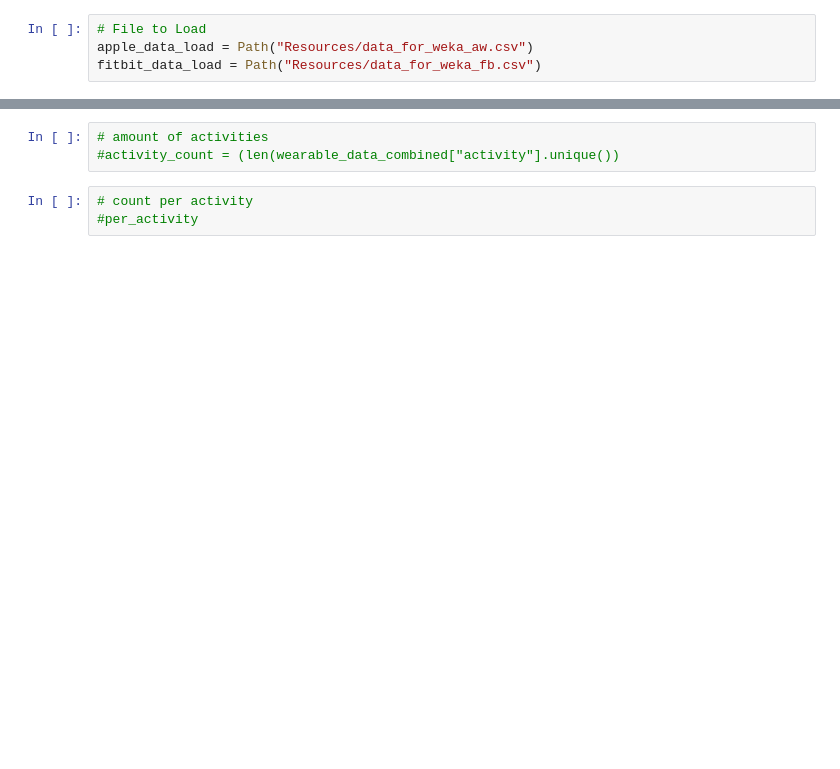
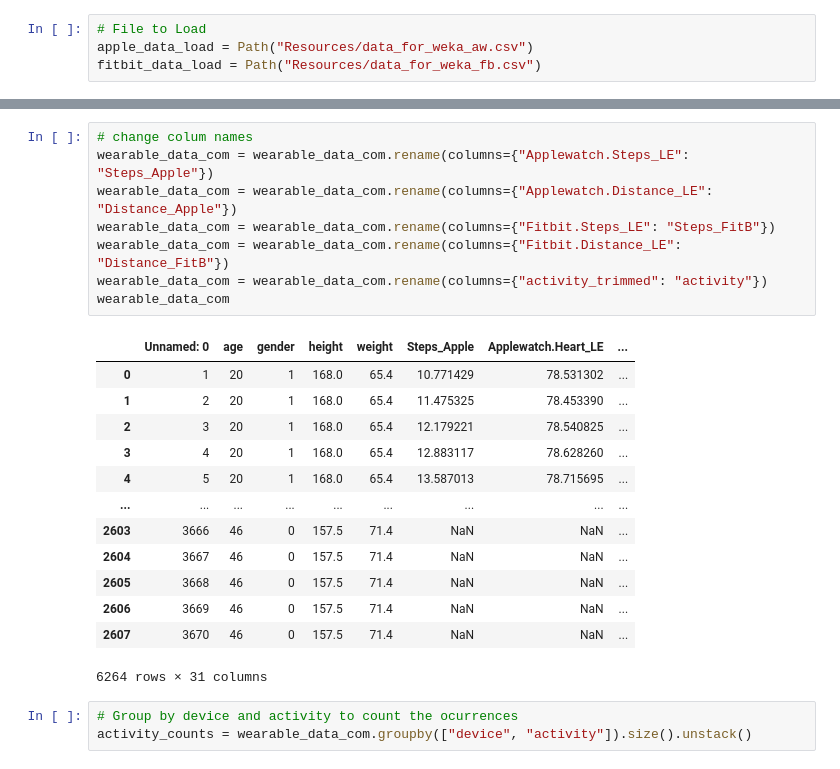
Before and after one commit to DMAR93/Project_1, a Jupyter notebook: Fitness/Wearables.ipynb, the cells around one changed output, grey strips where cells are left out. Cells and saved outputs as stored; diff of their text form; blank space fills up the shorter version.

```diff
--- a/Fitness/Wearables.ipynb
+++ b/Fitness/Wearables.ipynb
@@ -35,6 +55,25 @@ array(['Lying', 'Self Pace walk', 'Running 3 METs', 'Running 5 METs',
-# %%
-# amount of activities
-#activity_count = (len(wearable_data_combined["activity"].unique())
-# %%
-# count per activity
-#per_activity
+# %%
+# change colum names
+wearable_data_com = wearable_data_com.rename(columns={"Applewatch.Steps_LE": "Steps_Apple"})
+wearable_data_com = wearable_data_com.rename(columns={"Applewatch.Distance_LE": "Distance_Apple"})
+wearable_data_com = wearable_data_com.rename(columns={"Fitbit.Steps_LE": "Steps_FitB"})
+wearable_data_com = wearable_data_com.rename(columns={"Fitbit.Distance_LE": "Distance_FitB"})
+wearable_data_com = wearable_data_com.rename(columns={"activity_trimmed": "activity"})
+wearable_data_com
+# %% [output]
+|  | Unnamed: 0 | age | gender | height | weight | Steps_Apple | Applewatch.Heart_LE | ... |
+| 0 | 1 | 20 | 1 | 168.0 | 65.4 | 10.771429 | 78.531302 | ... |
+| 1 | 2 | 20 | 1 | 168.0 | 65.4 | 11.475325 | 78.453390 | ... |
+| 2 | 3 | 20 | 1 | 168.0 | 65.4 | 12.179221 | 78.540825 | ... |
+| 3 | 4 | 20 | 1 | 168.0 | 65.4 | 12.883117 | 78.628260 | ... |
+| 4 | 5 | 20 | 1 | 168.0 | 65.4 | 13.587013 | 78.715695 | ... |
+| ... | ... | ... | ... | ... | ... | ... | ... | ... |
+| 2603 | 3666 | 46 | 0 | 157.5 | 71.4 | NaN | NaN | ... |
+| 2604 | 3667 | 46 | 0 | 157.5 | 71.4 | NaN | NaN | ... |
+| 2605 | 3668 | 46 | 0 | 157.5 | 71.4 | NaN | NaN | ... |
+| 2606 | 3669 | 46 | 0 | 157.5 | 71.4 | NaN | NaN | ... |
+| 2607 | 3670 | 46 | 0 | 157.5 | 71.4 | NaN | NaN | ... |
+6264 rows × 31 columns
+# %%
+# Group by device and activity to count the ocurrences
+activity_counts = wearable_data_com.groupby(["device", "activity"]).size().unstack()
```
Also changed, not shown: parts of 12 cells of this notebook.
